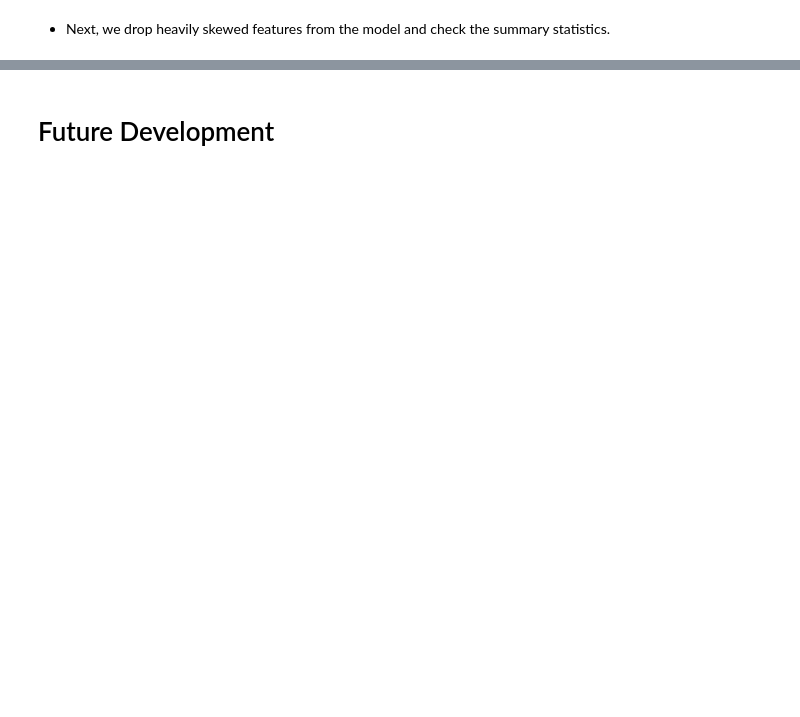
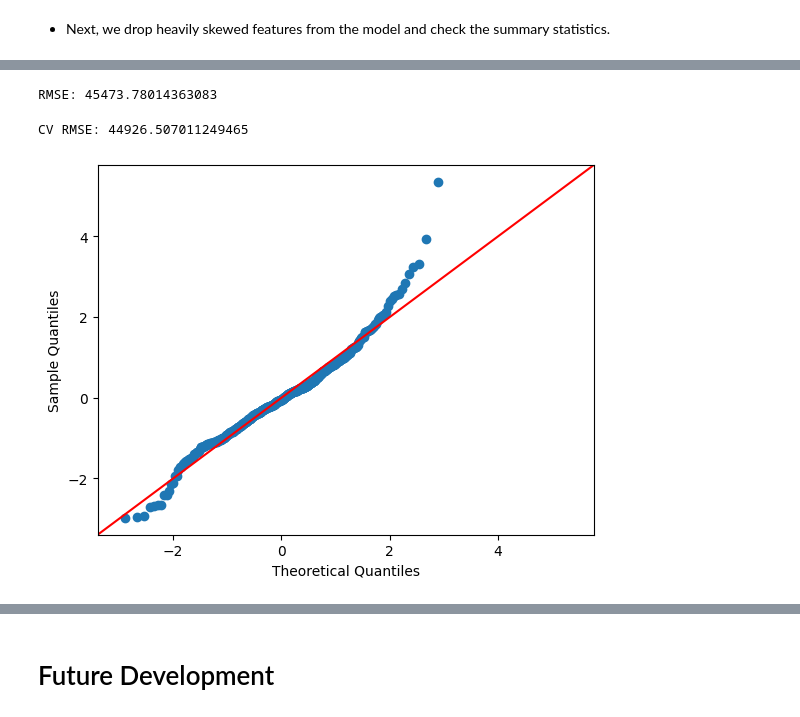
Before and after one commit to raven-in-space/data-science-cohort-20, a Jupyter notebook: Project-2/Predicting_Housing_Prices.ipynb, the cells around one changed output, grey strips where cells are left out. Drawn from its saved outputs; the diff is of its cells as text; code cells hidden in the pictures; blank space fills up the shorter version.

```diff
--- a/Project-2/Predicting_Housing_Prices.ipynb
+++ b/Project-2/Predicting_Housing_Prices.ipynb
@@ -785,0 +1040,22 @@ int_keep
+# %%
+from sklearn.metrics import mean_squared_error
+
+# Calculate root mean squared error on test data
+rmse = mean_squared_error(y_test, y_pred)**0.5
+print(f"RMSE: {rmse}")
+# %% [output]
+RMSE: 45473.78014363083
+# %%
+from sklearn.model_selection import cross_val_score
+
+results = cross_val_score(model, X, y, scoring='neg_root_mean_squared_error', cv = 10)
+rmse = abs(results.mean())
+print(f"CV RMSE: {rmse}")
+# %% [output]
+CV RMSE: 44926.507011249465
+# %%
+# QQ Plot - Residuals are normally distributed
+res = y_test - y_pred
+sm.qqplot(res, fit=True, line="45") ;
+# %% [output]
+[figure, added]
```
Also changed, not shown: parts of 30 cells of this notebook.
